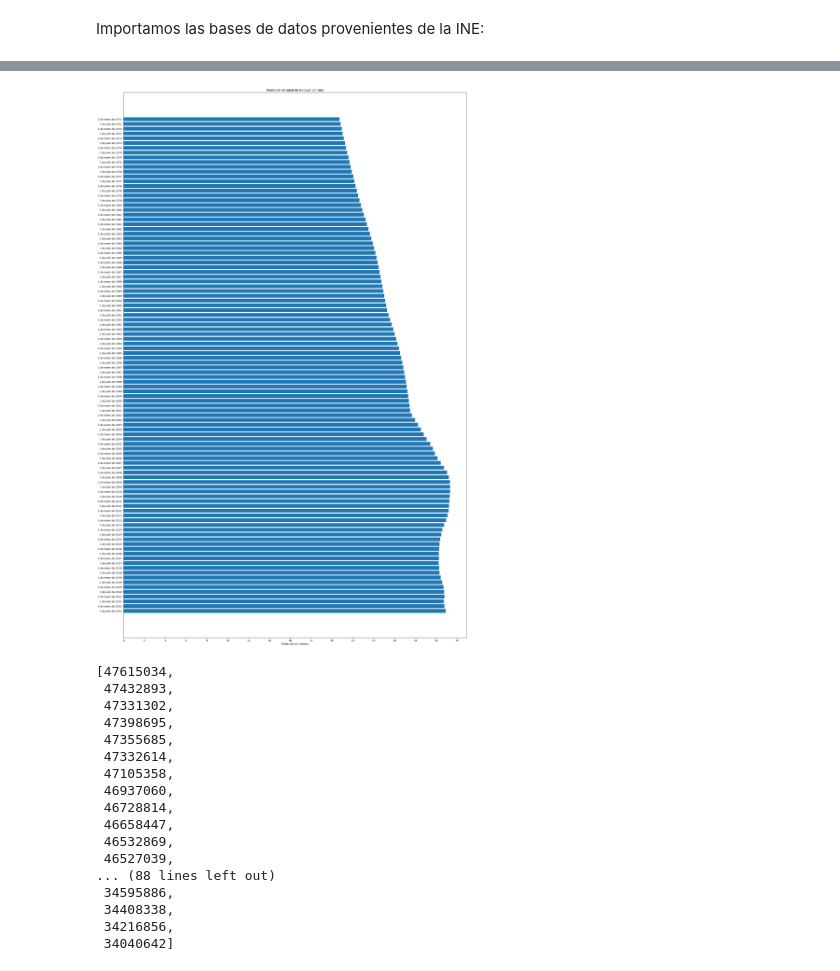
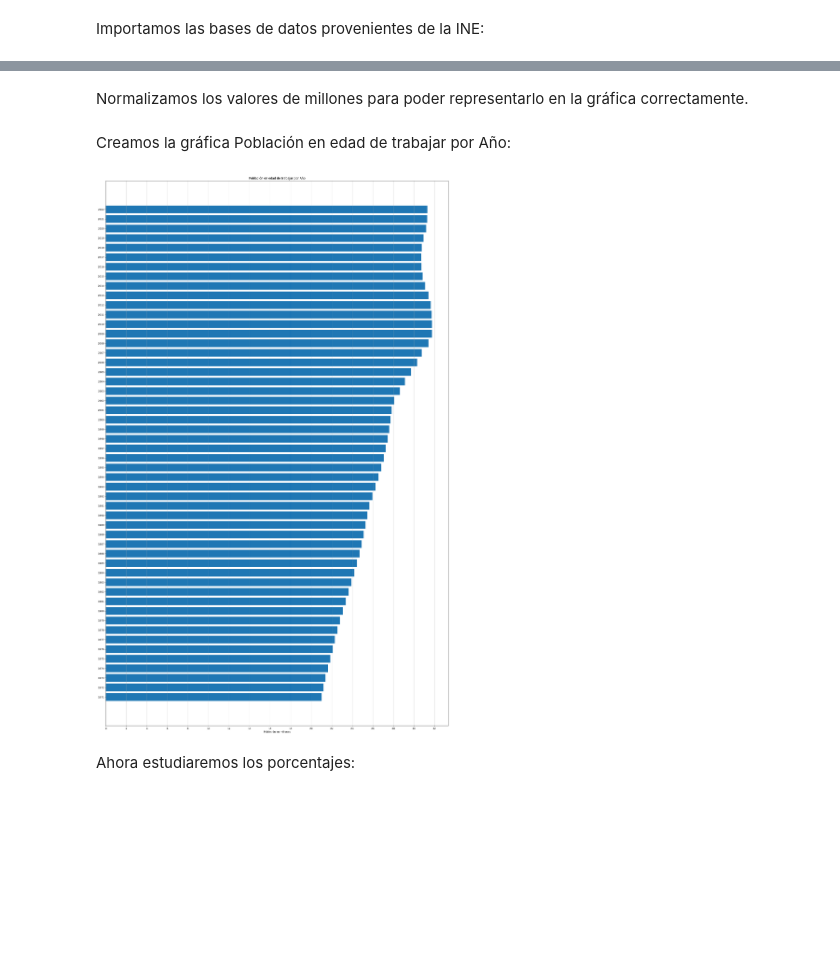
Before and after one commit to powerPoint04/PROYECTO1, a Jupyter notebook: Demografía/PoblaciónTrabajo/PoblacionActiva.ipynb, the cells around one changed output, grey strips where cells are left out. Cells and saved outputs as stored; diff of their text form; code cells hidden in the pictures; blank space fills up the shorter version.

Commit message:
Acabado PoblacionActiva

```diff
--- a/Demografía/PoblaciónTrabajo/PoblacionActiva.ipynb
+++ b/Demografía/PoblaciónTrabajo/PoblacionActiva.ipynb
@@ -38,8 +37,8 @@ n = dataFramePobEdad['Provincias'] == 'Total Nacional'
 # %%
-def cogerEdad(x):
-    if x != 'Total' and 16 <= int((x.split())[0]) <= 64:
+def cogerEdad(edad):
+    if edad != 'Total' and 16 <= int((edad.split())[0]) <= 65:
         return True
-    else:
-        return False
+
+    return False
 # %%
-dft = df[df['Edad'].map(cogerEdad)]
+dataFramePobEdad = dataFramePobEdad1[dataFramePobEdad1['Edad'].map(cogerEdad)]
@@ -136,12 +50,15 @@ def poblacionActivaDadoUnAño(df):
 def pasarAIntTotal(x):
     return int(''.join(x.split(',')[0].split('.')))
 # %%
-d = {}
-for index, row in dfd.iterrows():
+diccionarioPerTot = {}
+
+for index, row in dataFramePobEdad.iterrows():
     año = row['Periodo']
+
     total = pasarAIntTotal(row['Total'])
-    if año in d:
-        d[año] += total
+
+    if año in diccionarioPerTot:
+        diccionarioPerTot[año] += total
+
     else:
-        d[año] = total
-d
+        diccionarioPerTot[año] = total
@@ -212,10 +65,28 @@ poblacionEdadTrabajarNormalizado
+# %% [markdown]
+Normalizamos los valores de millones para poder representarlo en la gráfica correctamente.
+# %%
+poblacionEdadTrabajarNormalizado = []
+periodo = []
+
+for año, nPoblacion in diccionarioPerTot.items():
+    poblacionEdadTrabajarNormalizado.append(nPoblacion/1000000)
+    periodo.append(int(año.split()[4]))
+# %% [markdown]
+Creamos la gráfica Población en edad de trabajar por Año:
 # %%
 fig, ax = plt.subplots(figsize = (25,40))
+
 ax.barh(periodo, poblacionEdadTrabajarNormalizado)
 ax.set_title('Población en edad de trabajar por Año')
 ax.set_xlabel('Población en millones')
+ax.grid(axis='x')
+
 plt.xticks(np.arange(0,34,2))
+plt.yticks(np.arange(1971,2023,1))
+
 None
 # %% [output]
-[figure, old version]
+[figure, new version]
+# %% [markdown]
+Ahora estudiaremos los porcentajes:
 # %%
@@ -223,26 +94,7 @@ dfh = df[(df['Edad'] == 'Total') & (df['Provincias'] == 'Total Nacional') & (df[
 # %%
 totalPoblacion = []
-for total in dfh['Total'].values:
+for total in dataFramePobEdadTotal['Total'].values:
     totalPoblacion.append(pasarAIntTotal(total))
-totalPoblacion
-# %% [output]
-[47615034,
- 47432893,
- 47331302,
- 47398695,
- 47355685,
- 47332614,
- 47105358,
- 46937060,
- 46728814,
- 46658447,
- 46532869,
- 46527039,
-... (88 lines left out)
- 34595886,
- 34408338,
- 34216856,
- 34040642]
 # %%
 porcentaje = []
 for x,y in (zip(poblacionEdadTrabajar, totalPoblacion)):
```
Also changed, not shown: parts of 32 cells of this notebook.
